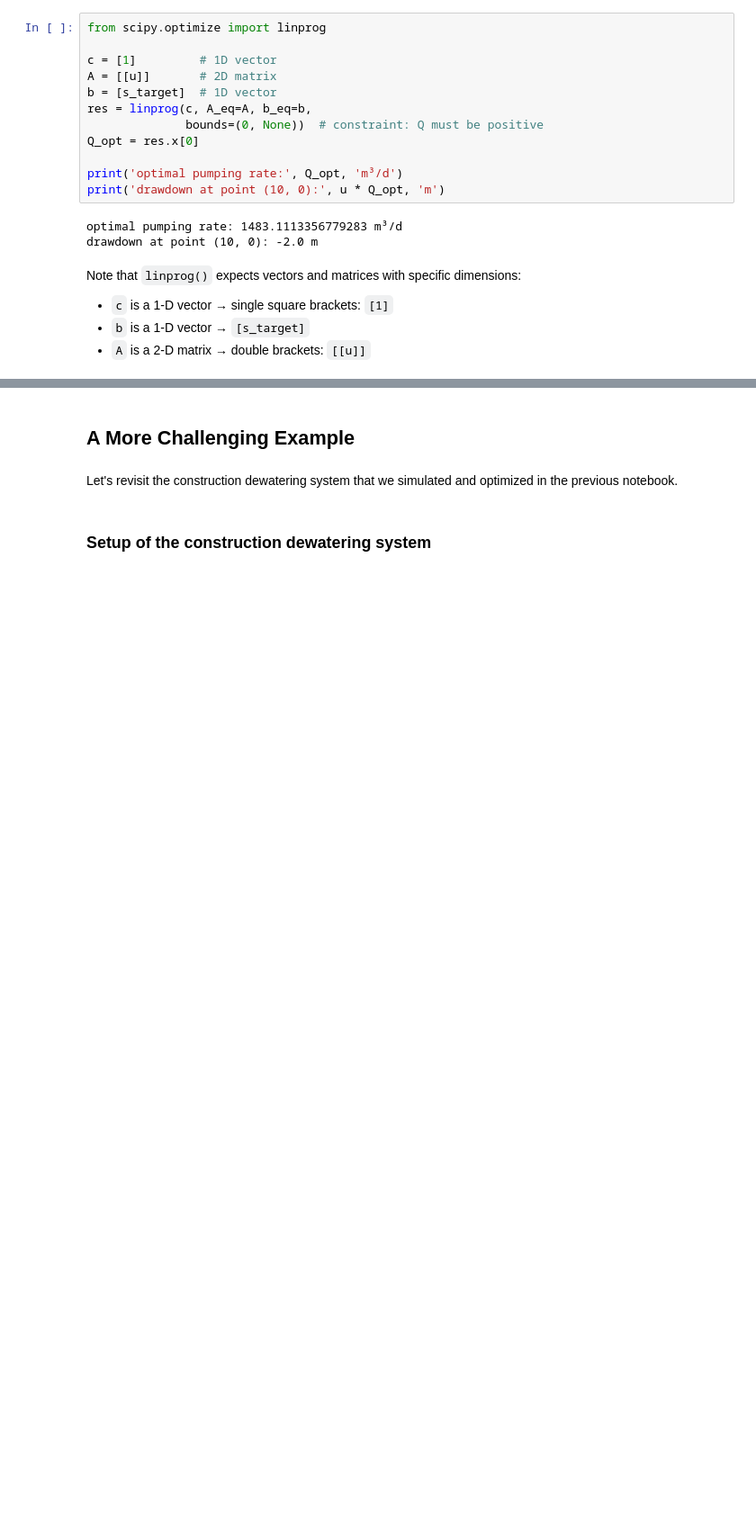
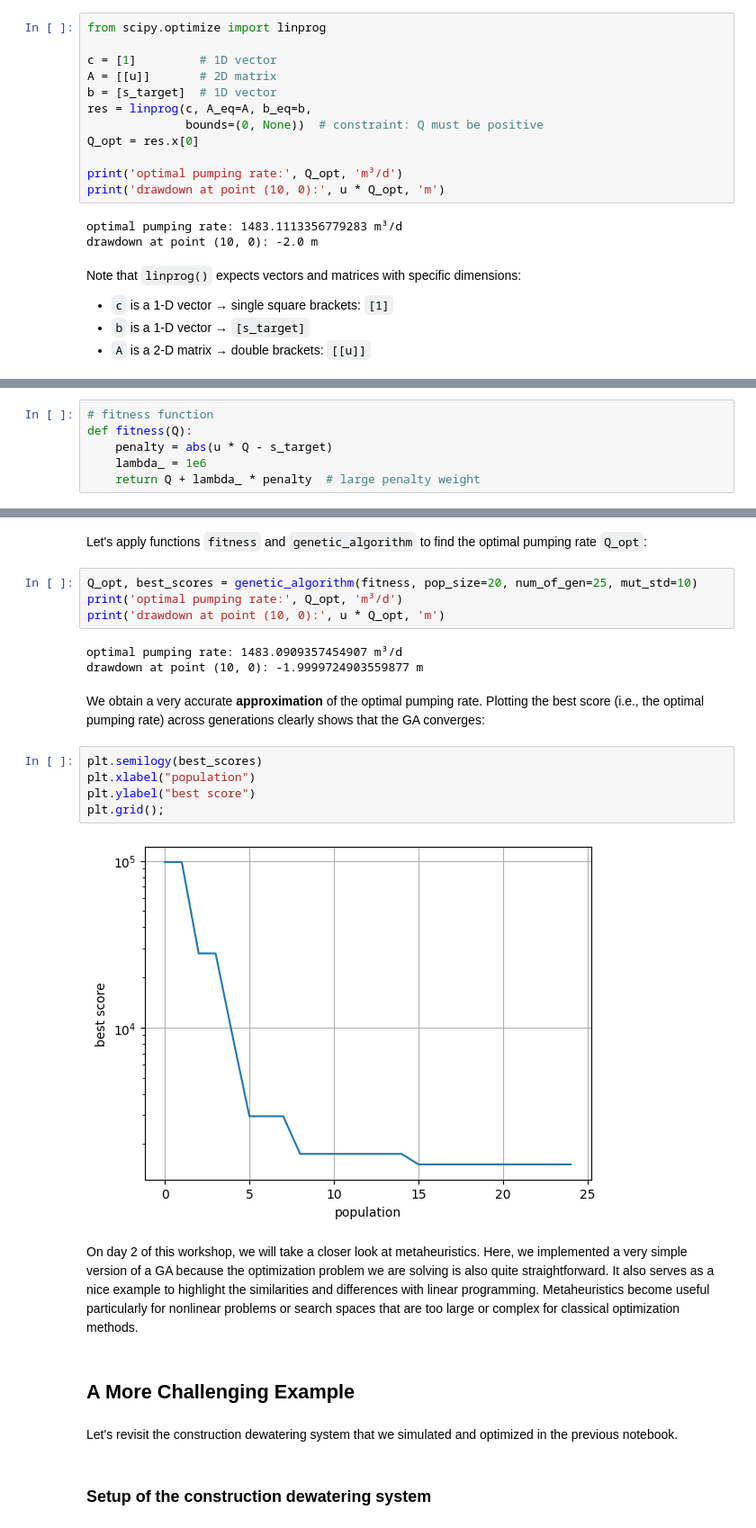
Before and after one commit to alouwyck/Workshop_UM6P_2026, a Jupyter notebook: Day1/Part_7_Linear_programming_for_groundwater_management.ipynb, the cells around one changed output, grey strips where cells are left out. Shown at 90% size. Saved outputs shown, nothing was run; the diff lists cells and outputs as text; blank space fills up the shorter version.

Commit message:
GA example added

```diff
--- a/Day1/Part_7_Linear_programming_for_groundwater_management.ipynb
+++ b/Day1/Part_7_Linear_programming_for_groundwater_management.ipynb
@@ -370,0 +407,6 @@ Note that `linprog()` expects vectors and matrices with specific dimensions:
+# %%
+# fitness function
+def fitness(Q):
+    penalty = abs(u * Q - s_target)
+    lambda_ = 1e6
+    return Q + lambda_ * penalty  # large penalty weight
@@ -371,3 +455,23 @@ Note that `linprog()` expects vectors and matrices with specific dimensions:
+# %% [markdown]
+Let's apply functions `fitness` and `genetic_algorithm` to find the optimal pumping rate `Q_opt`:
+# %%
+Q_opt, best_scores = genetic_algorithm(fitness, pop_size=20, num_of_gen=25, mut_std=10)
+print('optimal pumping rate:', Q_opt, 'm³/d')
+print('drawdown at point (10, 0):', u * Q_opt, 'm')
+# %% [output]
+optimal pumping rate: 1483.0909357454907 m³/d
+drawdown at point (10, 0): -1.9999724903559877 m
+# %% [markdown]
+We obtain a very accurate **approximation** of the optimal pumping rate. Plotting the best score (i.e., the optimal pumping rate) across generations clearly shows that the GA converges:
+# %%
+plt.semilogy(best_scores)
+plt.xlabel("population")
+plt.ylabel("best score")
+plt.grid();
+# %% [output]
+[figure, added]
+# %% [markdown]
+On day 2 of this workshop, we will take a closer look at metaheuristics. Here, we implemented a very simple version of a GA because the optimization problem we are solving is also quite straightforward. It also serves as a nice example to highlight the similarities and differences with linear programming. Metaheuristics become useful particularly for nonlinear problems or search spaces that are too large or complex for classical optimization methods.
 # %% [markdown]
 ## A More Challenging Example
 # %% [markdown]
```
Also changed, not shown: parts of 11 cells of this notebook.
